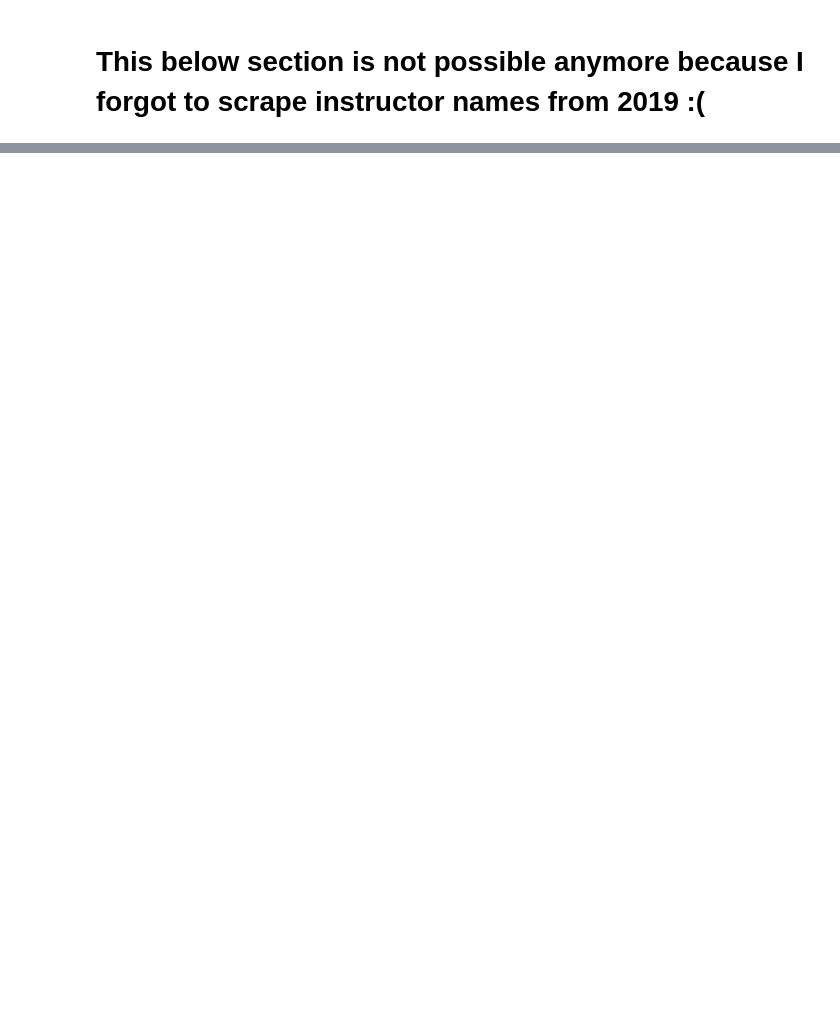
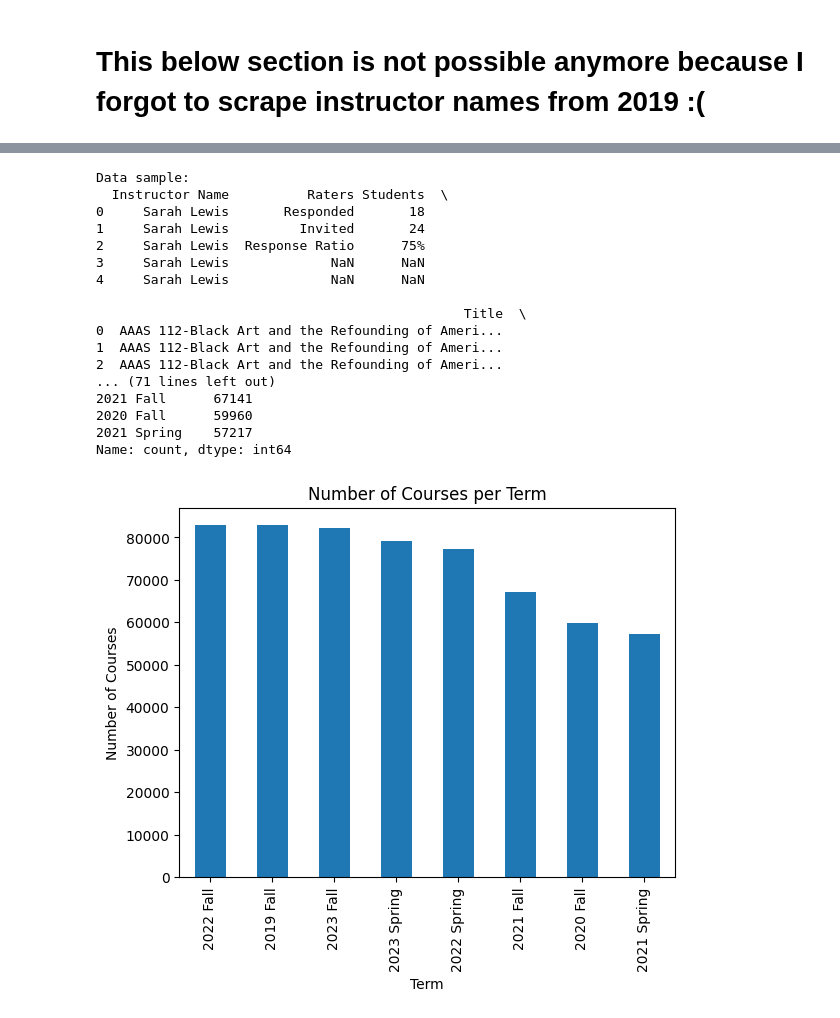
Before and after one commit to Dynosol/qguideguide, a Jupyter notebook: scraping_materials/qguide_scrape.ipynb, the cells around one changed output, grey strips where cells are left out. Saved outputs shown, nothing was run; the diff lists cells and outputs as text; code cells hidden in the pictures; blank space fills up the shorter version.

Commit message:
data exploration done

```diff
--- a/scraping_materials/qguide_scrape.ipynb
+++ b/scraping_materials/qguide_scrape.ipynb
@@ -1315,0 +193,80 @@ Statistically Significant Trend: Yes
+# %%
+import pandas as pd
+import json
+from collections import Counter
+import matplotlib.pyplot as plt
+
+# Load the data
+with open('course_data.json', 'r') as f:
+    course_data = json.load(f)
+
+# Flatten the data into a DataFrame
+flattened_data = []
+for course in course_data:
+    feedback = course.get('Feedback', {})
+    for table_name, records in feedback.items():
+        for record in records:
+            record.update(course)  # Add course-level data to each record
+            flattened_data.append(record)
+
+# Convert to DataFrame
+df = pd.DataFrame(flattened_data)
+
+# Display the first few rows to understand the structure
+print("Data sample:")
+print(df.head())
+
+# General exploration
+# 1. Most common departments
+common_departments = Counter(df['Department']).most_common(10)
+print("\nMost common departments:")
+for dept, count in common_departments:
+    print(f"{dept}: {count} courses")
+
+# 2. Most frequent instructors
+if 'Instructor Name' in df.columns:
+    common_instructors = Counter(df['Instructor Name']).most_common(10)
+    print("\nMost frequent instructors:")
+    for instructor, count in common_instructors:
+        print(f"{instructor}: {count} occurrences")
+
+# 3. Courses per term
+if 'Term' in df.columns:
+    term_counts = df['Term'].value_counts()
+    print("\nNumber of courses per term:")
+    print(term_counts)
+
+    # Plot courses per term
+    term_counts.plot(kind='bar')
+    plt.title('Number of Courses per Term')
+    plt.xlabel('Term')
+    plt.ylabel('Number of Courses')
+    plt.show()
+
+# 4. Number of feedback records per course
+course_feedback_counts = df['Title'].value_counts()
+print("\nNumber of feedback records per course (top 10):")
+print(course_feedback_counts.head(10))
+
+# 5. Optional: General statistics
+print("\nGeneral statistics:")
+print(df.describe(include='all'))
+# %% [output]
+Data sample:
+  Instructor Name          Raters Students  \
+0     Sarah Lewis       Responded       18
+1     Sarah Lewis         Invited       24
+2     Sarah Lewis  Response Ratio      75%
+3     Sarah Lewis             NaN      NaN
+4     Sarah Lewis             NaN      NaN
+
+                                               Title  \
+0  AAAS 112-Black Art and the Refounding of Ameri...
+1  AAAS 112-Black Art and the Refounding of Ameri...
+2  AAAS 112-Black Art and the Refounding of Ameri...
+... (71 lines left out)
+2021 Fall      67141
+2020 Fall      59960
+2021 Spring    57217
+Name: count, dtype: int64
+[figure, added]
```
Also changed, not shown: parts of 12 cells of this notebook, 2 other files.
